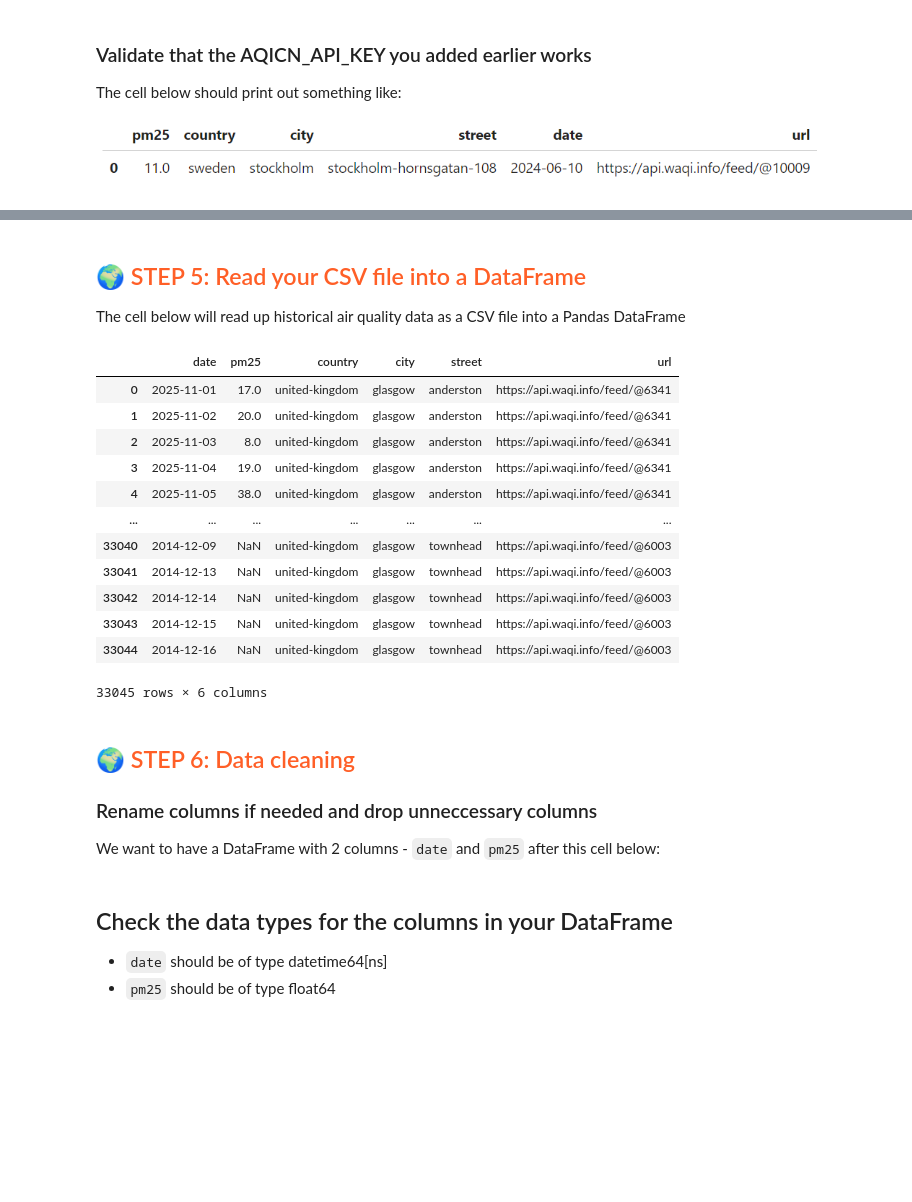
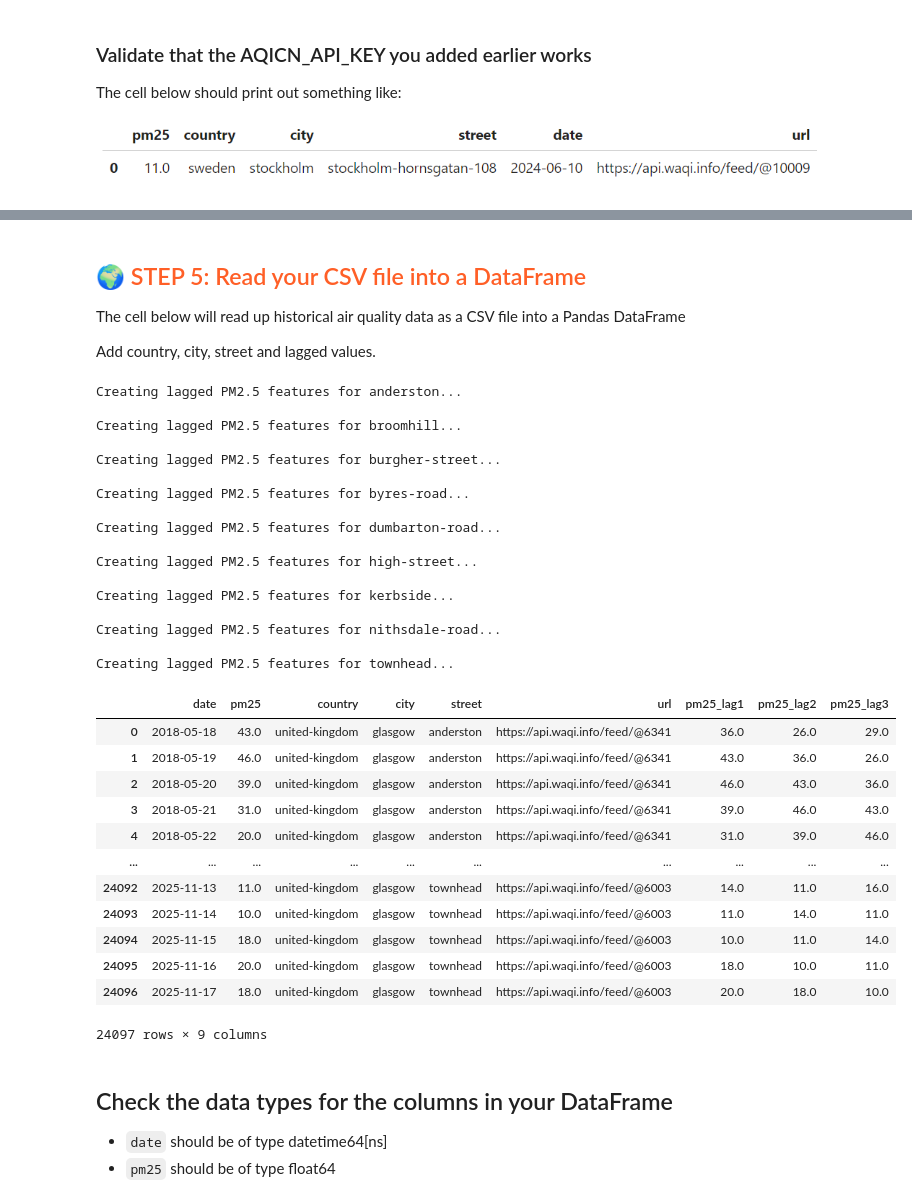
Before and after one commit to featurestorebook/mlfs-book, a Jupyter notebook: notebooks/airquality/1_air_quality_feature_backfill.ipynb, the cells around one changed output, grey strips where cells are left out. Drawn from its saved outputs; the diff is of its cells as text; code cells hidden in the pictures; blank space fills up the shorter version.

```diff
--- a/notebooks/airquality/1_air_quality_feature_backfill.ipynb
+++ b/notebooks/airquality/1_air_quality_feature_backfill.ipynb
@@ -242,41 +242,62 @@ aq_today_df.head()
 ## <span style='color:#ff5f27'> 🌍 STEP 5: Read your CSV file into a DataFrame </span>
 
 The cell below will read up historical air quality data as a CSV file into a Pandas DataFrame
+
+Add country, city, street and lagged values.
 # %%
 dfs = []
 for sensor in SENSORS:
     csv_file = f"{csv_dir}/glasgow-{sensor['street']}-air-quality.csv"
     df = pd.read_csv(csv_file, parse_dates=['date'], skipinitialspace=True)
     df = df[['date', 'pm25']]
+    df['pm25'] = df['pm25'].astype('float32')
     df['country'] = sensor['country']
     df['city'] = sensor['city']
     df['street'] = sensor['street']
     df['url'] = sensor['aqicn_url']
-    dfs.append(df)
+    df = df.sort_values('date').reset_index(drop=True)
+    print(f"\nCreating lagged PM2.5 features for {sensor['street']}...")
+    df['pm25_lag1'] = df['pm25'].shift(1)  # Previous day PM2.5
+    df['pm25_lag2'] = df['pm25'].shift(2)  # 2 days ago PM2.5
+    df['pm25_lag3'] = df['pm25'].shift(3)  # 3 days ago PM2.5
+
+    # Drop rows with NaN values (first 3 rows will have NaN in lagged features)
+    df_with_lags = df.dropna().reset_index(drop=True)
+    dfs.append(df_with_lags)
 
 df_aq = pd.concat(dfs, ignore_index=True)
 df_aq
 # %% [output]
+Creating lagged PM2.5 features for anderston...
+
+Creating lagged PM2.5 features for broomhill...
+
+Creating lagged PM2.5 features for burgher-street...
+
+Creating lagged PM2.5 features for byres-road...
+
+Creating lagged PM2.5 features for dumbarton-road...
+
+Creating lagged PM2.5 features for high-street...
+
+Creating lagged PM2.5 features for kerbside...
+
+Creating lagged PM2.5 features for nithsdale-road...
+
+Creating lagged PM2.5 features for townhead...
-|  | date | pm25 | country | city | street | url |
-| 0 | 2025-11-01 | 17.0 | united-kingdom | glasgow | anderston | https://api.waqi.info/feed/@6341 |
-| 1 | 2025-11-02 | 20.0 | united-kingdom | glasgow | anderston | https://api.waqi.info/feed/@6341 |
-| 2 | 2025-11-03 | 8.0 | united-kingdom | glasgow | anderston | https://api.waqi.info/feed/@6341 |
-| 3 | 2025-11-04 | 19.0 | united-kingdom | glasgow | anderston | https://api.waqi.info/feed/@6341 |
-| 4 | 2025-11-05 | 38.0 | united-kingdom | glasgow | anderston | https://api.waqi.info/feed/@6341 |
-| ... | ... | ... | ... | ... | ... | ... |
-| 33040 | 2014-12-09 | NaN | united-kingdom | glasgow | townhead | https://api.waqi.info/feed/@6003 |
-| 33041 | 2014-12-13 | NaN | united-kingdom | glasgow | townhead | https://api.waqi.info/feed/@6003 |
-| 33042 | 2014-12-14 | NaN | united-kingdom | glasgow | townhead | https://api.waqi.info/feed/@6003 |
-| 33043 | 2014-12-15 | NaN | united-kingdom | glasgow | townhead | https://api.waqi.info/feed/@6003 |
-| 33044 | 2014-12-16 | NaN | united-kingdom | glasgow | townhead | https://api.waqi.info/feed/@6003 |
+|  | date | pm25 | country | city | street | url | pm25_lag1 | pm25_lag2 | pm25_lag3 |
+| 0 | 2018-05-18 | 43.0 | united-kingdom | glasgow | anderston | https://api.waqi.info/feed/@6341 | 36.0 | 26.0 | 29.0 |
+| 1 | 2018-05-19 | 46.0 | united-kingdom | glasgow | anderston | https://api.waqi.info/feed/@6341 | 43.0 | 36.0 | 26.0 |
+| 2 | 2018-05-20 | 39.0 | united-kingdom | glasgow | anderston | https://api.waqi.info/feed/@6341 | 46.0 | 43.0 | 36.0 |
+| 3 | 2018-05-21 | 31.0 | united-kingdom | glasgow | anderston | https://api.waqi.info/feed/@6341 | 39.0 | 46.0 | 43.0 |
+| 4 | 2018-05-22 | 20.0 | united-kingdom | glasgow | anderston | https://api.waqi.info/feed/@6341 | 31.0 | 39.0 | 46.0 |
+| ... | ... | ... | ... | ... | ... | ... | ... | ... | ... |
+| 24092 | 2025-11-13 | 11.0 | united-kingdom | glasgow | townhead | https://api.waqi.info/feed/@6003 | 14.0 | 11.0 | 16.0 |
+| 24093 | 2025-11-14 | 10.0 | united-kingdom | glasgow | townhead | https://api.waqi.info/feed/@6003 | 11.0 | 14.0 | 11.0 |
+| 24094 | 2025-11-15 | 18.0 | united-kingdom | glasgow | townhead | https://api.waqi.info/feed/@6003 | 10.0 | 11.0 | 14.0 |
+| 24095 | 2025-11-16 | 20.0 | united-kingdom | glasgow | townhead | https://api.waqi.info/feed/@6003 | 18.0 | 10.0 | 11.0 |
+| 24096 | 2025-11-17 | 18.0 | united-kingdom | glasgow | townhead | https://api.waqi.info/feed/@6003 | 20.0 | 18.0 | 10.0 |
-33045 rows × 6 columns
+24097 rows × 9 columns
-# %% [markdown]
-## <span style='color:#ff5f27'> 🌍 STEP 6: Data cleaning</span>
-
-
-### Rename columns if needed and drop unneccessary columns
-
-We want to have a DataFrame with 2 columns - `date` and `pm25` after this cell below:
 # %% [markdown]
 ## Check the data types for the columns in your DataFrame
 
```
Also changed, not shown: parts of 17 cells of this notebook, 2 other files.
